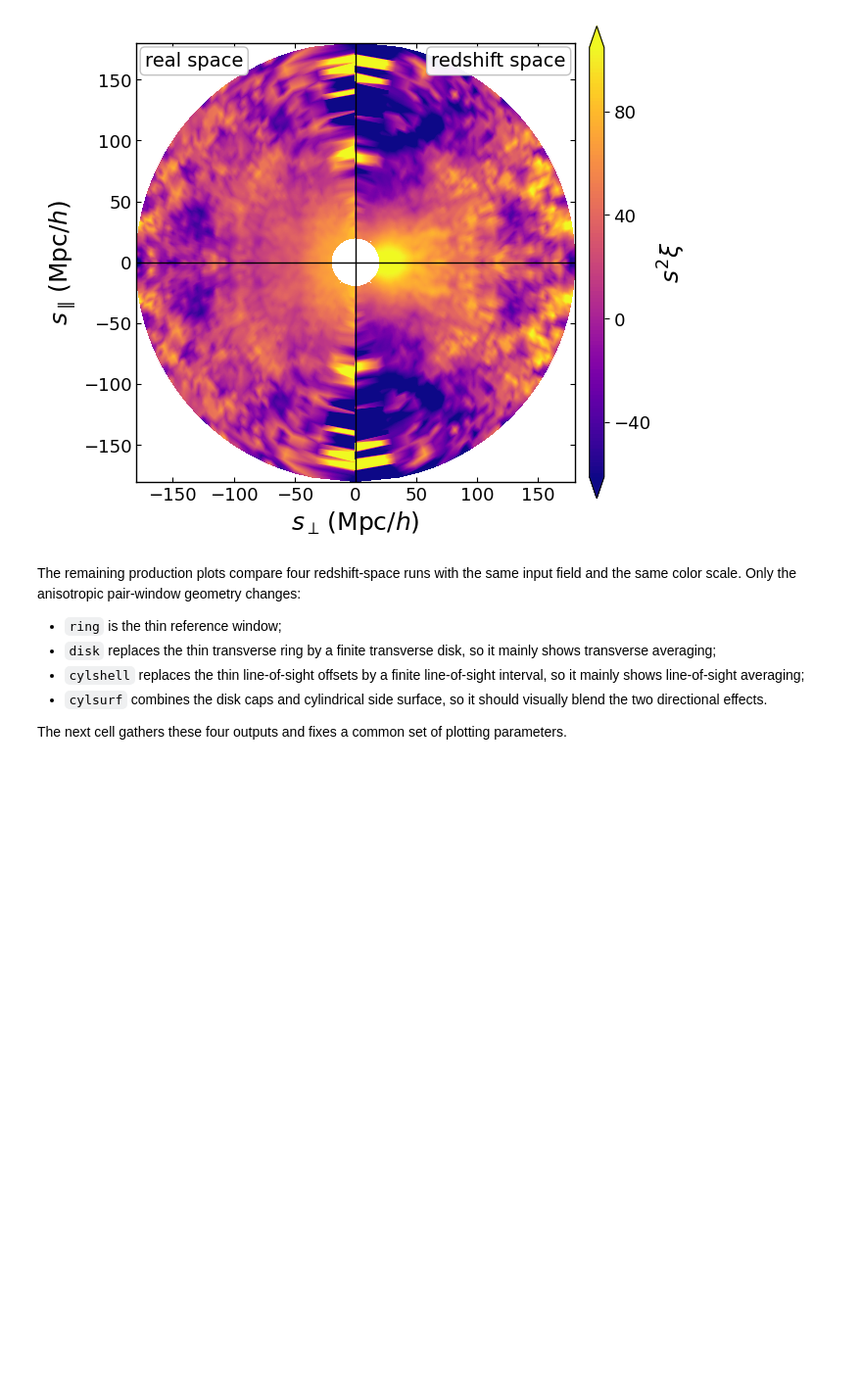
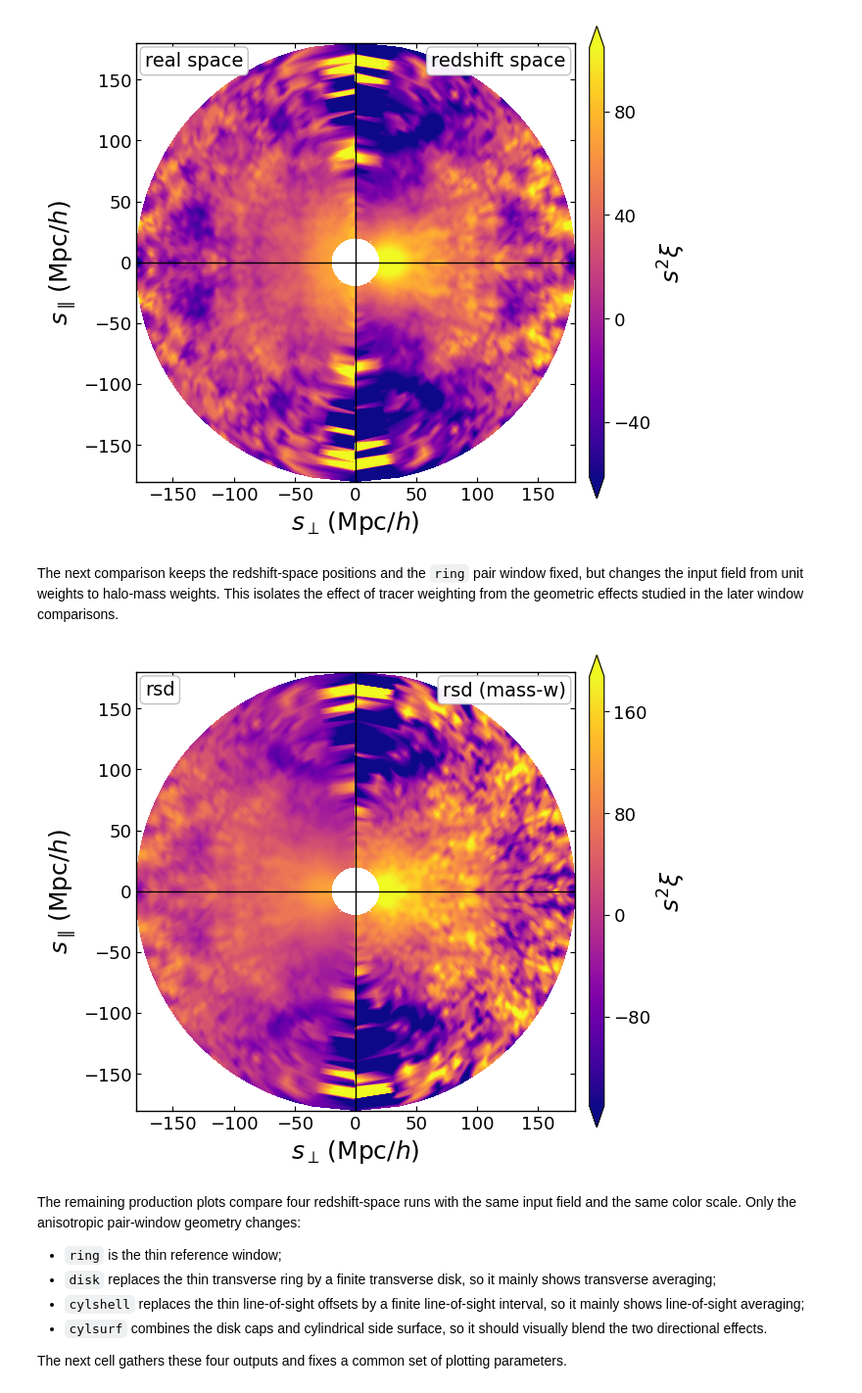
Before and after one commit to SYSUSPA-Projects/PyHermes, a Jupyter notebook: examples/notebooks/corr2pcf.ipynb, the cells around one changed output. Shown at 98% size. Cells and saved outputs as stored; diff of their text form; code cells hidden in the pictures; blank space fills up the shorter version.

```diff
--- a/examples/notebooks/corr2pcf.ipynb
+++ b/examples/notebooks/corr2pcf.ipynb
@@ -671,6 +675,10 @@ production = {
         "./output/quijote8000_snap004_rsd_2pcf_smu.pkl",
         "mpirun -np 4 python ./scripts/run_2pcf.py ./configs/param_2pcf_smu.yaml",
     ),
+    "rsd_smu_massw": load_corr_if_exists(
+        "./output/quijote8000_snap004_rsd_2pcf_smu_massweight.pkl",
+        "mpirun -np 4 python ./scripts/run_2pcf.py ./configs/param_2pcf_smu_massw.yaml",
+    ),
     "rsd_disk": load_corr_if_exists(
         "./output/quijote8000_snap004_rsd_2pcf_smu_disk.pkl",
         "mpirun -np 4 python ./scripts/run_2pcf.py ./configs/param_2pcf_smu_disk.yaml",
@@ -682,6 +690,6 @@ production = {
     "rsd_cylsurf": load_corr_if_exists(
         "./output/quijote8000_snap004_rsd_2pcf_smu_cylsurf.pkl",
         "mpirun -np 4 python ./scripts/run_2pcf_cylsurf.py",
-    ),
+    )
 }
 # %% [output]
@@ -721,5 +725,19 @@ if production["real_smu"] is not None and production["rsd_smu"] is not None:
 # %% [output]
 [figure]
+# %% [markdown]
+The next comparison keeps the redshift-space positions and the `ring` pair window fixed, but changes the input field from unit weights to halo-mass weights. This isolates the effect of tracer weighting from the geometric effects studied in the later window comparisons.
+# %%
+plot_corr2pcf_2d(
+    production["rsd_smu"],
+    production["rsd_smu_massw"],
+    label1="rsd",
+    label2="rsd (mass-w)",
+    s_min=20.0,
+)
+plt.tight_layout()
+plt.show()
+# %% [output]
+[figure, added]
 # %% [markdown]
 The remaining production plots compare four redshift-space runs with the same input field and the same color scale. Only the anisotropic pair-window geometry changes:
 
```
Also changed, not shown: parts of 18 cells of this notebook.
